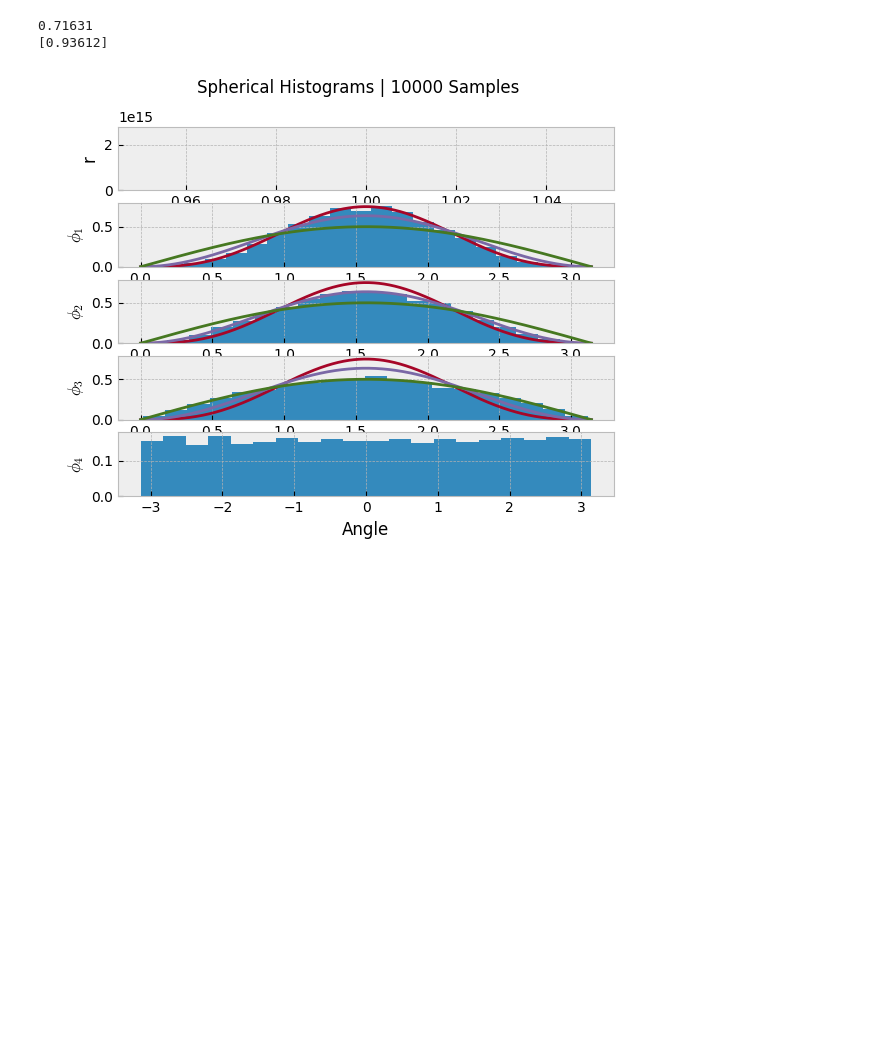
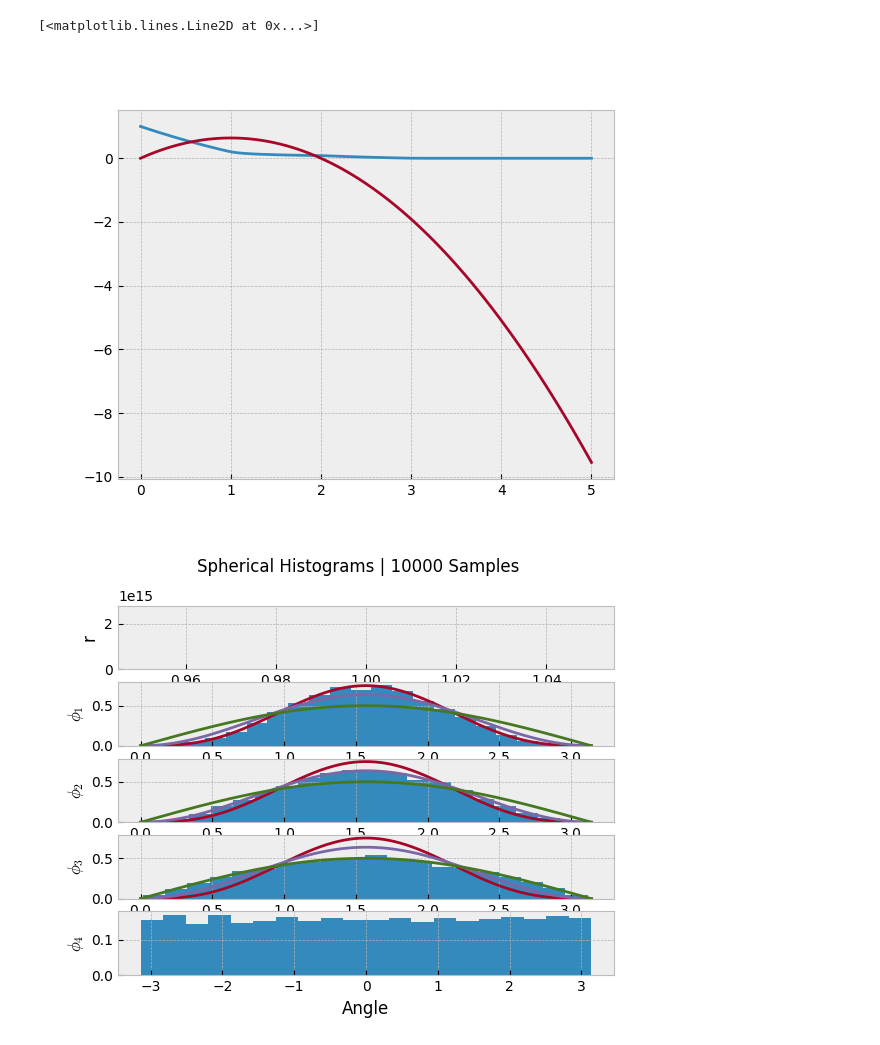
Before and after one commit to aechoi/buffon_extension, a Jupyter notebook: src/demo_notebook.ipynb, the cells around one changed output. Cells and saved outputs as stored; diff of their text form; code cells hidden in the pictures; blank space fills up the shorter version.

```diff
--- a/src/demo_notebook.ipynb
+++ b/src/demo_notebook.ipynb
@@ -61,25 +90,34 @@ Text(0, 0.5, 'Probability')
 # %%
+importlib.reload(sampling)
 # multi-spacing debug
-dim = 3
+np.random.seed(1)
+samples = 100000
+dim = 2
 hyperplanes = 2
 spacing = np.array([1,3])
-length = 3
+# spacing = np.ones(hyperplanes)
+length = np.linspace(0, 5, 101)
 
-xs = np.random.random((samples, dim))
-hypersphere = sampling.get_samples_gaussian(samples, dim)
-ys = xs + length * hypersphere
+# xs = np.random.random((samples, dim))
+# hypersphere = sampling.get_samples_gaussian(samples, dim)
+# ys = xs + length * hypersphere
+# print(ys)
+# print(ys/spacing[None,:])
 
-intersections = 0
-for y in ys:
-    if np.abs(y[0])>spacing[0] or np.abs(y[1])>spacing[1]:
-        intersections += 1
-probability = intersections / samples
-print(probability)
+# intersections = 0
+# for y in ys:
+#     if y[0]>spacing[0] or y[0]<0 or y[1]>spacing[1] or y[1]<0:
+#         intersections += 1
+# probability = intersections / samples
+# print(probability)
 
-print(sampling.get_sim_prob_ge(samples, 3, np.array([3]), 1, 2, spacing))
+fig, ax = plt.subplots()
+ax.plot(length, sampling.get_sim_prob_e(samples, dim, length, 0, hyperplanes, spacing))
+# print((2*length*np.sum(spacing)-length**2)/(np.pi*np.prod(spacing)))
+ax.plot(length, 4/np.pi * (length-0.5*length**2))
 # %% [output]
-0.71631
-[0.93612]
+[<matplotlib.lines.Line2D at 0x...>]
+[figure, added]
 # %%
 importlib.reload(sampling)
 hypersphere = sampling.get_samples_gaussian(n_samples=10000, n_dims=5)
```
Also changed, not shown: parts of 3 cells of this notebook, 1 other file.
